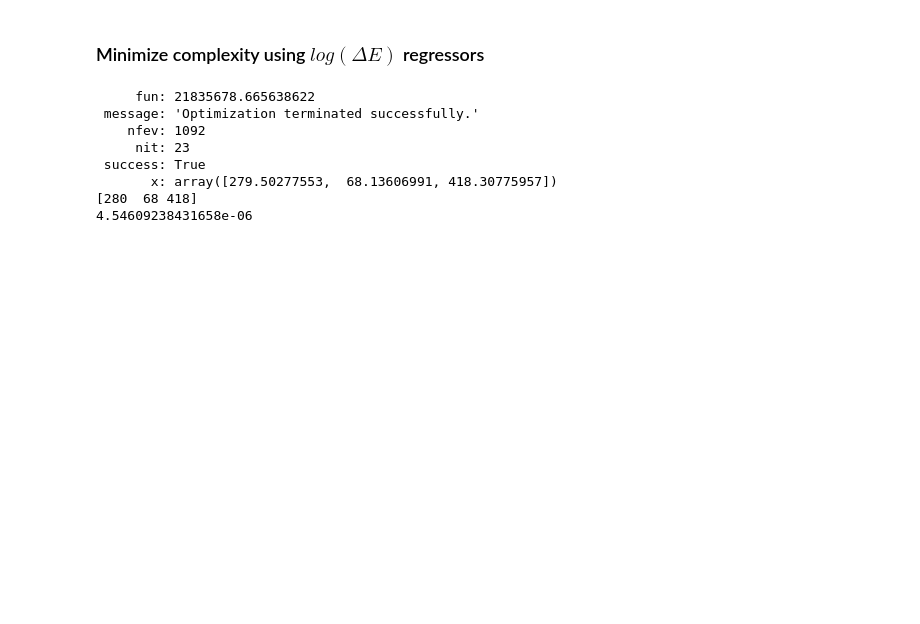
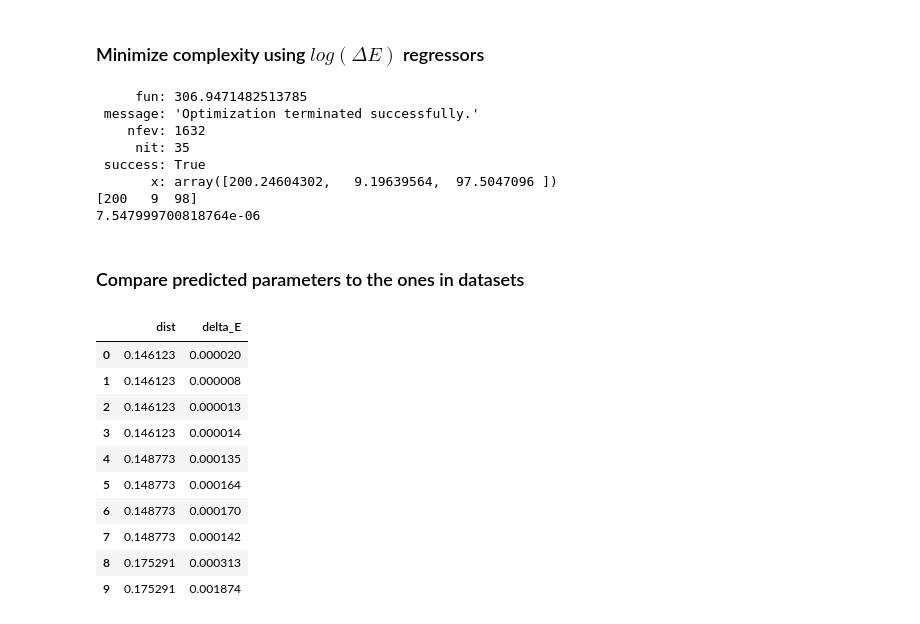
Before and after one commit to CS-433/ml-project-2-aiidalearn, a Jupyter notebook: code/simple_regression/delta_E_regression.ipynb, the cells around one changed output. Saved outputs shown, nothing was run; the diff lists cells and outputs as text; code cells hidden in the pictures; blank space fills up the shorter version.

Commit message:
Add KNN to compare predicted parameters with datasets

```diff
--- a/code/simple_regression/delta_E_regression.ipynb
+++ b/code/simple_regression/delta_E_regression.ipynb
@@ -346,3 +338,14 @@ def complexity(x):
+# %%
+# Compute GeTe structure encoding
+if encoding == "atomic":
+    Ge_idx = X_raw.columns.get_loc("Ge")
+    Te_idx = X_raw.columns.get_loc("Te")
+else:
+    Ge_idx = X_raw.columns.get_loc("PTC14")
+    Te_idx = X_raw.columns.get_loc("PTC16")
+GeTe_encoding = np.zeros(X_raw.shape[1]-3)
+GeTe_encoding[Ge_idx-3] = 0.5
+GeTe_encoding[Te_idx-3] = 0.5
 # %% [markdown]
 ### Minimize complexity using $\Delta E$ regressors
 # %%
@@ -392,27 +395,29 @@ print(delta_E_prediction(res.x, model))
 ### Minimize complexity using $log(\Delta E)$ regressors
 # %%
 max_delta_E = 1e-5
-model = xgb_log_model
-model_pred_func = lambda x: inv_log_transform(delta_E_prediction(x, model), miny, eps)
+model_log = xgb_log_model
+model_log_pred_func = lambda x: inv_log_transform(delta_E_prediction(x, model_log, GeTe_encoding), miny, eps)
 
 mu = 1e100
-pen_func = lambda x: complexity(x) + mu * max(model_pred_func(x) - max_delta_E, 0) / max_delta_E
+pen_func = lambda x: complexity(x) + mu * max(model_log_pred_func(x) - max_delta_E, 0) / max_delta_E
 res = differential_evolution(
     pen_func,
-    bounds=[(1,1000), (1, 100), (1,1000)],
+    bounds=[(1,1000), (1, 10), (1,1000)],
     seed=0,
 )
 
 print(res)
 print(sanitize_input(res.x))
 
-print(model_pred_func(res.x))
+print(model_log_pred_func(res.x))
 # %% [output]
-     fun: 21835678.665638622
+     fun: 306.9471482513785
  message: 'Optimization terminated successfully.'
-    nfev: 1092
-     nit: 23
+    nfev: 1632
+     nit: 35
  success: True
-       x: array([279.50277553,  68.13606991, 418.30775957])
-[280  68 418]
-4.54609238431658e-06
+       x: array([200.24604302,   9.19639564,  97.5047096 ])
+[200   9  98]
+7.547999700818764e-06
+# %% [markdown]
+### Compare predicted parameters to the ones in datasets
@@ -418,0 +426,33 @@ print(model_pred_func(res.x))
+# %%
+def find_neighbors(X, y, params, structure_encoding):
+    n_params = len(params)
+
+    # get all rows with the same structure
+    mask_same_struct = (X.values[:,n_params:] == structure_encoding).all(axis=1)
+    df_same_struct = X.iloc[mask_same_struct,:n_params]
+    y_same_struct = y[mask_same_struct]
+
+    # noramlize the dataset in order to put the same importance to all parameters
+    min_df, max_df = df_same_struct.min(), df_same_struct.max()
+    df_same_struct = (df_same_struct - min_df) / (max_df - min_df)
+    params = (params - min_df) / (max_df - min_df)
+
+    knn = NearestNeighbors(n_neighbors=10, algorithm='auto')
+    knn.fit(df_same_struct)
+    dist, idx = knn.kneighbors([params], 10)
+    list_dist_delta_E = [*zip(dist[0], list(y_same_struct.iloc[idx[0]]))]
+    return pd.DataFrame(list_dist_delta_E, columns=["dist", "delta_E"])
+# %%
+find_neighbors(X_raw, y_raw, sanitize_input(res.x), GeTe_encoding)
+# %% [output]
+|  | dist | delta_E |
+| 0 | 0.146123 | 0.000020 |
+| 1 | 0.146123 | 0.000008 |
+| 2 | 0.146123 | 0.000013 |
+| 3 | 0.146123 | 0.000014 |
+| 4 | 0.148773 | 0.000135 |
+| 5 | 0.148773 | 0.000164 |
+| 6 | 0.148773 | 0.000170 |
+| 7 | 0.148773 | 0.000142 |
+| 8 | 0.175291 | 0.000313 |
+| 9 | 0.175291 | 0.001874 |
```
Also changed, not shown: parts of 11 cells of this notebook, 1 other file.
